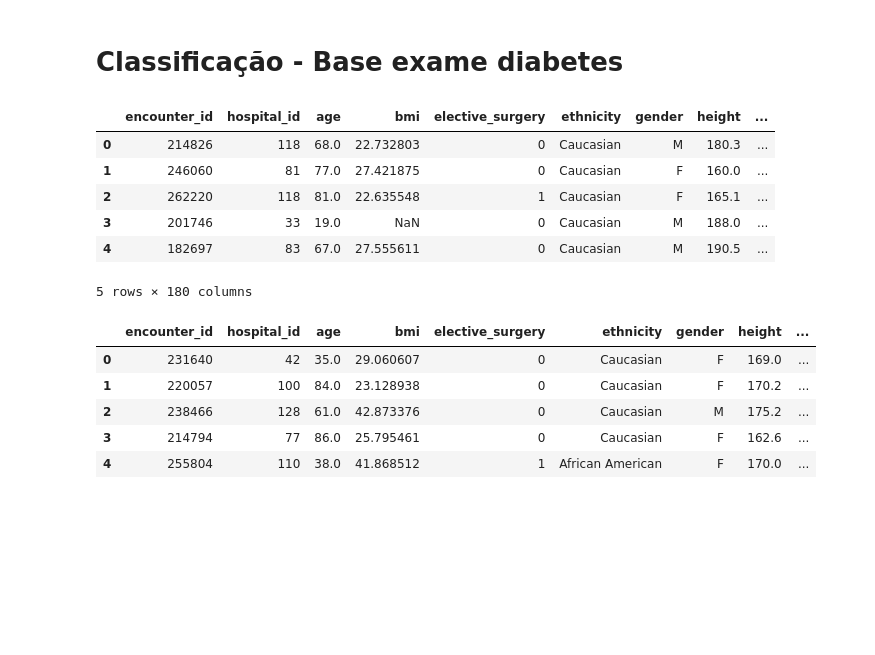
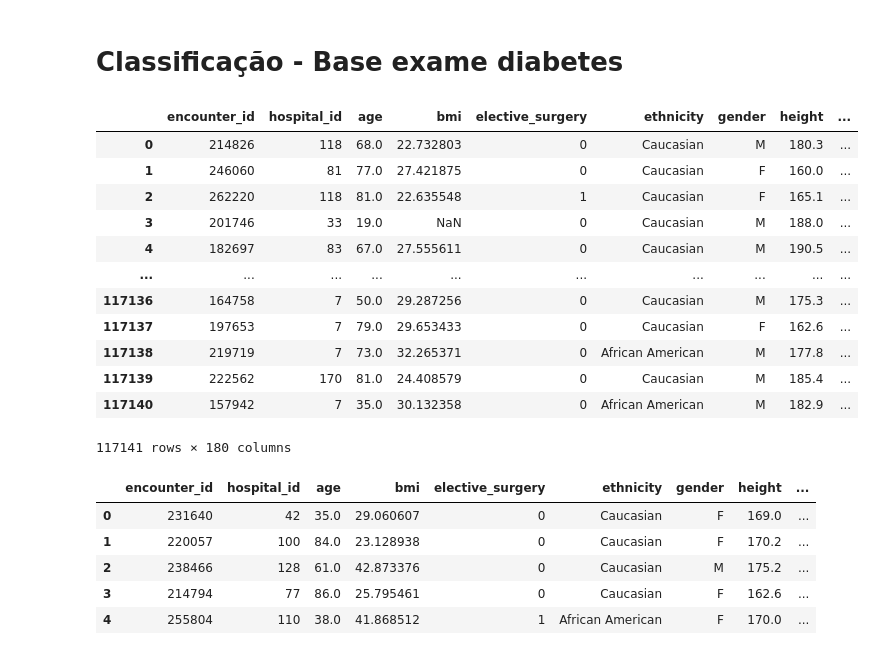
Before and after one commit to pedroogaab/Reconhecimento-de-padroes, a Jupyter notebook: classification.ipynb, the cells around one changed output. Saved outputs shown, nothing was run; the diff lists cells and outputs as text; code cells hidden in the pictures; blank space fills up the shorter version.

```diff
--- a/classification.ipynb
+++ b/classification.ipynb
@@ -12,15 +12,21 @@ df_template = pd.read_csv("data/diabete/Template_Submissao.csv")
 # %%
 # df_steam.dtypes
 
-df_train.head()
+df_train
 # %% [output]
 |  | encounter_id | hospital_id | age | bmi | elective_surgery | ethnicity | gender | height | ... |
 | 0 | 214826 | 118 | 68.0 | 22.732803 | 0 | Caucasian | M | 180.3 | ... |
 | 1 | 246060 | 81 | 77.0 | 27.421875 | 0 | Caucasian | F | 160.0 | ... |
 | 2 | 262220 | 118 | 81.0 | 22.635548 | 1 | Caucasian | F | 165.1 | ... |
 | 3 | 201746 | 33 | 19.0 | NaN | 0 | Caucasian | M | 188.0 | ... |
 | 4 | 182697 | 83 | 67.0 | 27.555611 | 0 | Caucasian | M | 190.5 | ... |
+| ... | ... | ... | ... | ... | ... | ... | ... | ... | ... |
+| 117136 | 164758 | 7 | 50.0 | 29.287256 | 0 | Caucasian | M | 175.3 | ... |
+| 117137 | 197653 | 7 | 79.0 | 29.653433 | 0 | Caucasian | F | 162.6 | ... |
+| 117138 | 219719 | 7 | 73.0 | 32.265371 | 0 | African American | M | 177.8 | ... |
+| 117139 | 222562 | 170 | 81.0 | 24.408579 | 0 | Caucasian | M | 185.4 | ... |
+| 117140 | 157942 | 7 | 35.0 | 30.132358 | 0 | African American | M | 182.9 | ... |
-5 rows × 180 columns
+117141 rows × 180 columns
 # %%
 df_test.head()
 # %% [output]
```
Also changed, not shown: parts of 38 cells of this notebook.
